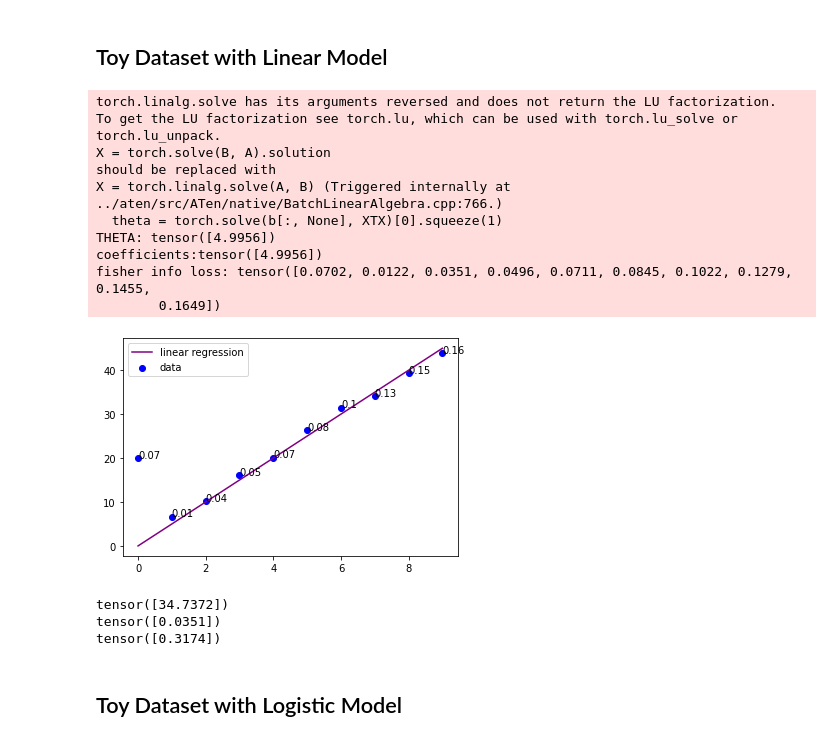
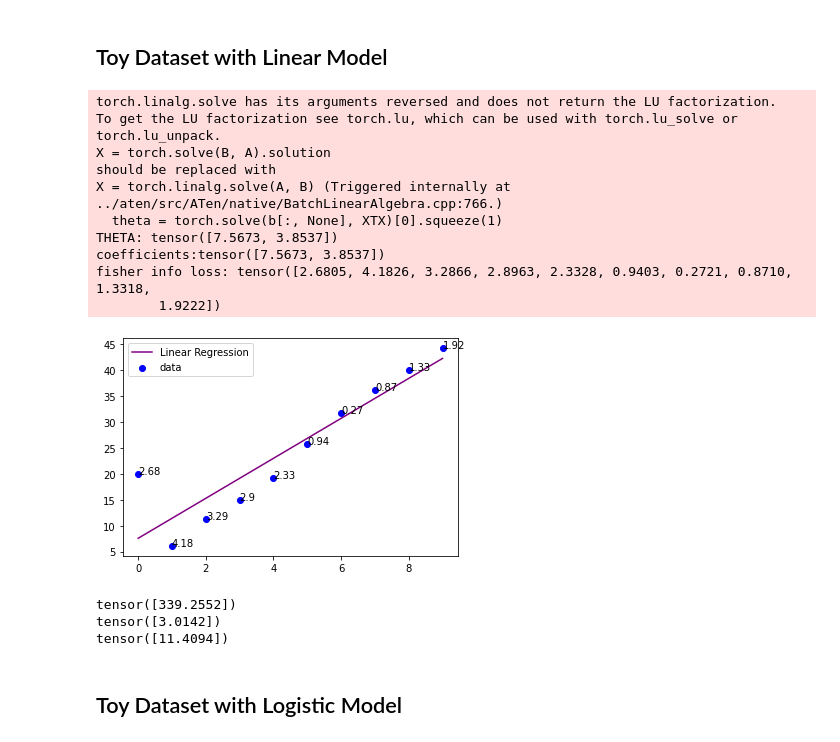
Before and after one commit to charlotte12l/am207_fisher, a Jupyter notebook: fil_debug_experiments.ipynb, the cells around one changed output. Cells and saved outputs as stored; diff of their text form; code cells hidden in the pictures.

```diff
--- a/fil_debug_experiments.ipynb
+++ b/fil_debug_experiments.ipynb
@@ -19,53 +19,65 @@ y_linear = X_linear * 5 + np.random.normal(size=len(X_linear))
 y_linear[0] = 20 # extraneous outlier
 
 
-data = {"features": torch.from_numpy(X_linear.reshape(-1, 1)).float(), "targets": torch.from_numpy(y_linear).float()}
+data = {"features": torch.from_numpy(add_bias(X_linear)).float(), "targets": torch.from_numpy(y_linear).float()}
 
 model = FIL_Linear_lxy()
 
 model.train(data)
 
 
 print("coefficients:{}".format(model.get_params()))
 
 # # plot data with regression line
 
 all_fils =  model.compute_all_fils()
 
 print('fisher info loss:', all_fils)
 
 
 fig, ax = plt.subplots()
 ax.scatter(X_linear, y_linear, label="data", color="blue")
-ax.plot(X_linear, model.predict(torch.from_numpy(X_linear.reshape(-1, 1)).float(), regression=True), label="linear regression", color="purple")
+ax.plot(X_linear, model.predict(torch.from_numpy(add_bias(X_linear)).float(), regression=True), label="Linear Regression", color="purple")
 plt.legend()
 
 for i, txt in enumerate(all_fils):
     ax.annotate(round(txt.item(),2), (X_linear[i], y_linear[i]))
+# plt.title("FIL on toy dataset with Linear Regression")
+# plt.xlim(left=-0.5,right=10)
+plt.savefig("figs/linear_toy.png", dpi=1200, bbox_inches="tight")
+plt.show()
 
-plt.show()
+
+# print('jacobian dataset:', model.jacobian_dataset())
+# model.compute_all_fils(X_linear, y_linear)
+
+# jxy, jx1, jy1= model.jacobian_dataset()
+
+# print(jxy, jx1, jy1)
+# for i in range(10):
+#     print(model.jacobian_max(X_linear[i], y_linear[i]))
 # %% [output]
 torch.linalg.solve has its arguments reversed and does not return the LU factorization.
 To get the LU factorization see torch.lu, which can be used with torch.lu_solve or torch.lu_unpack.
 X = torch.solve(B, A).solution
 should be replaced with
 X = torch.linalg.solve(A, B) (Triggered internally at  ../aten/src/ATen/native/BatchLinearAlgebra.cpp:766.)
   theta = torch.solve(b[:, None], XTX)[0].squeeze(1)
-THETA: tensor([4.9956])
-coefficients:tensor([4.9956])
-fisher info loss: tensor([0.0702, 0.0122, 0.0351, 0.0496, 0.0711, 0.0845, 0.1022, 0.1279, 0.1455,
-        0.1649])
+THETA: tensor([7.5673, 3.8537])
+coefficients:tensor([7.5673, 3.8537])
+fisher info loss: tensor([2.6805, 4.1826, 3.2866, 2.8963, 2.3328, 0.9403, 0.2721, 0.8710, 1.3318,
+        1.9222])
-[figure, old version]
+[figure, new version]
 # %%
 # try some new data!
 
-print(model.fil(torch.tensor([[10]]).float(),torch.tensor([10000]).float()))
-print(model.fil(torch.tensor([[10]]).float(),torch.tensor([100]).float()))
-print(model.fil(torch.tensor([[10]]).float(),torch.tensor([10]).float()))
+print(model.fil(torch.tensor([[1, 10]]).float(),torch.tensor([1000]).float()))
+print(model.fil(torch.tensor([[1, 10]]).float(),torch.tensor([50]).float()))
+print(model.fil(torch.tensor([[1, 10]]).float(),torch.tensor([10]).float()))
 # %% [output]
-tensor([34.7372])
-tensor([0.0351])
-tensor([0.3174])
+tensor([339.2552])
+tensor([3.0142])
+tensor([11.4094])
 # %% [markdown]
 ## Toy Dataset with Logistic Model
 # %%
```
Also changed, not shown: parts of 7 cells of this notebook, 1 other file.
